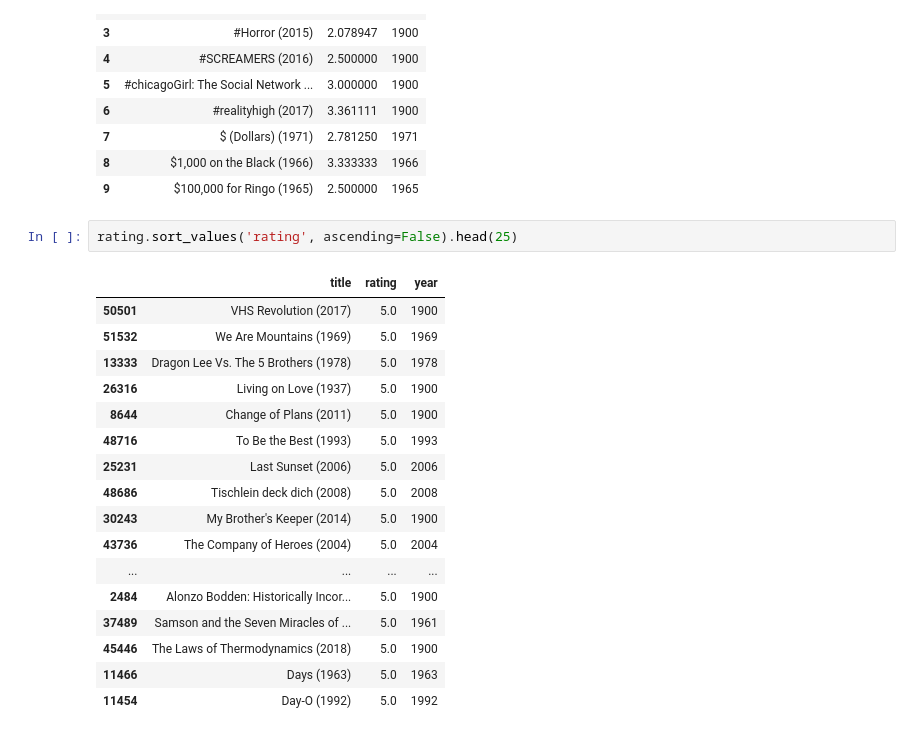
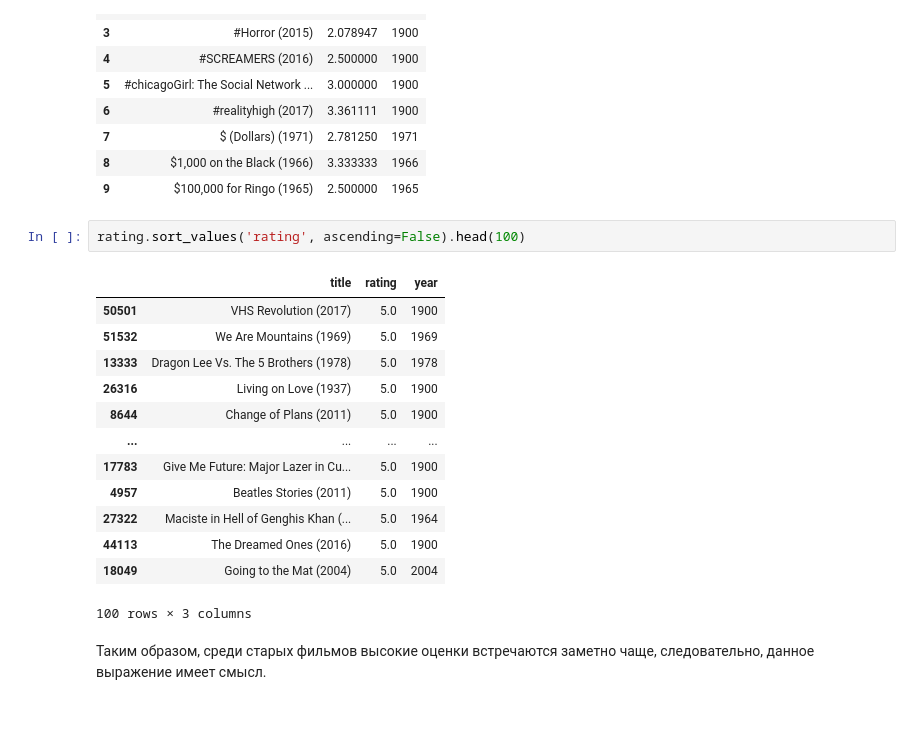
Before and after one commit to xilyap/learnRep, a Jupyter notebook: ЛР6/lab.ipynb, the cells around one changed output. Cells and saved outputs as stored; diff of their text form.

```diff
--- a/ЛР6/lab.ipynb
+++ b/ЛР6/lab.ipynb
@@ -178,22 +178,20 @@ rating.head(10)
 | 8 | $1,000 on the Black (1966) | 3.333333 | 1966 |
 | 9 | $100,000 for Ringo (1965) | 2.500000 | 1965 |
 # %%
-rating.sort_values('rating', ascending=False).head(25)
+rating.sort_values('rating', ascending=False).head(100)
 # %% [output]
 |  | title | rating | year |
 | 50501 | VHS Revolution (2017) | 5.0 | 1900 |
 | 51532 | We Are Mountains (1969) | 5.0 | 1969 |
 | 13333 | Dragon Lee Vs. The 5 Brothers (1978) | 5.0 | 1978 |
 | 26316 | Living on Love (1937) | 5.0 | 1900 |
 | 8644 | Change of Plans (2011) | 5.0 | 1900 |
-| 48716 | To Be the Best (1993) | 5.0 | 1993 |
-| 25231 | Last Sunset (2006) | 5.0 | 2006 |
-| 48686 | Tischlein deck dich (2008) | 5.0 | 2008 |
-| 30243 | My Brother's Keeper (2014) | 5.0 | 1900 |
-| 43736 | The Company of Heroes (2004) | 5.0 | 2004 |
 | ... | ... | ... | ... |
-| 2484 | Alonzo Bodden: Historically Incor... | 5.0 | 1900 |
-| 37489 | Samson and the Seven Miracles of ... | 5.0 | 1961 |
-| 45446 | The Laws of Thermodynamics (2018) | 5.0 | 1900 |
-| 11466 | Days (1963) | 5.0 | 1963 |
-| 11454 | Day-O (1992) | 5.0 | 1992 |
+| 17783 | Give Me Future: Major Lazer in Cu... | 5.0 | 1900 |
+| 4957 | Beatles Stories (2011) | 5.0 | 1900 |
+| 27322 | Maciste in Hell of Genghis Khan (... | 5.0 | 1964 |
+| 44113 | The Dreamed Ones (2016) | 5.0 | 1900 |
+| 18049 | Going to the Mat (2004) | 5.0 | 2004 |
+100 rows × 3 columns
+# %% [markdown]
+Таким образом, среди старых фильмов высокие оценки встречаются заметно чаще, следовательно, данное выражение имеет смысл.
```
Also changed, not shown: parts of 1 cell of this notebook, 4 other files.
